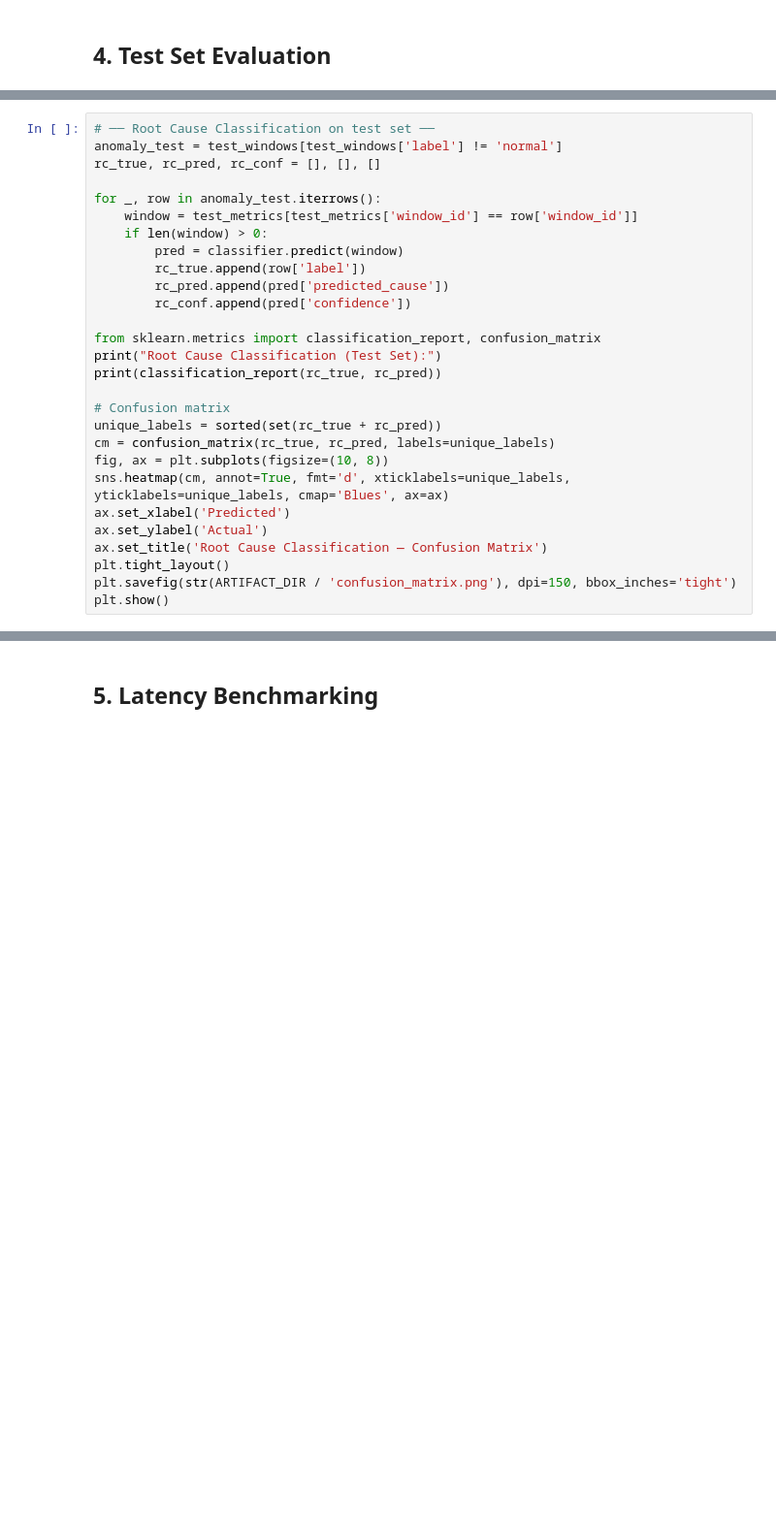
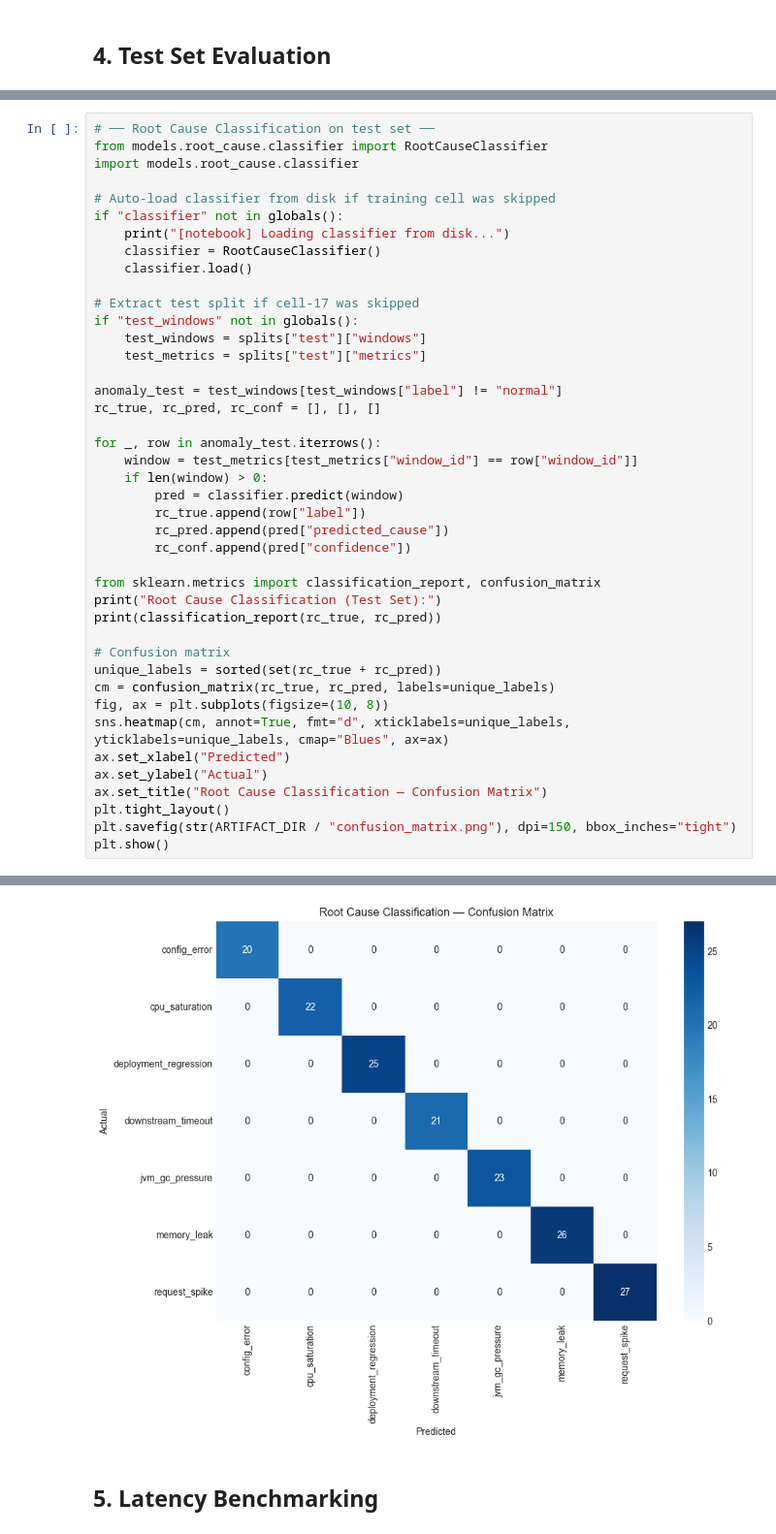
Before and after one commit to ducanhptitb19cn028/devops-agent, a Jupyter notebook: ml-models/notebooks/research_training.ipynb, the cells around one changed output, grey strips where cells are left out. Shown at 97% size. Cells and saved outputs as stored; diff of their text form; blank space fills up the shorter version.

```diff
--- a/ml-models/notebooks/research_training.ipynb
+++ b/ml-models/notebooks/research_training.ipynb
@@ -222,15 +381,29 @@ for k, v in anomaly_eval.items():
 # %%
 # ── Root Cause Classification on test set ──
-anomaly_test = test_windows[test_windows['label'] != 'normal']
+from models.root_cause.classifier import RootCauseClassifier
+import models.root_cause.classifier
+
+# Auto-load classifier from disk if training cell was skipped
+if "classifier" not in globals():
+    print("[notebook] Loading classifier from disk...")
+    classifier = RootCauseClassifier()
+    classifier.load()
+
+# Extract test split if cell-17 was skipped
+if "test_windows" not in globals():
+    test_windows = splits["test"]["windows"]
+    test_metrics = splits["test"]["metrics"]
+
+anomaly_test = test_windows[test_windows["label"] != "normal"]
 rc_true, rc_pred, rc_conf = [], [], []
 
 for _, row in anomaly_test.iterrows():
-    window = test_metrics[test_metrics['window_id'] == row['window_id']]
+    window = test_metrics[test_metrics["window_id"] == row["window_id"]]
     if len(window) > 0:
         pred = classifier.predict(window)
-        rc_true.append(row['label'])
-        rc_pred.append(pred['predicted_cause'])
-        rc_conf.append(pred['confidence'])
+        rc_true.append(row["label"])
+        rc_pred.append(pred["predicted_cause"])
+        rc_conf.append(pred["confidence"])
 
 from sklearn.metrics import classification_report, confusion_matrix
 print("Root Cause Classification (Test Set):")
@@ -240,10 +413,11 @@ print(classification_report(rc_true, rc_pred))
 unique_labels = sorted(set(rc_true + rc_pred))
 cm = confusion_matrix(rc_true, rc_pred, labels=unique_labels)
 fig, ax = plt.subplots(figsize=(10, 8))
-sns.heatmap(cm, annot=True, fmt='d', xticklabels=unique_labels, yticklabels=unique_labels, cmap='Blues', ax=ax)
-ax.set_xlabel('Predicted')
-ax.set_ylabel('Actual')
-ax.set_title('Root Cause Classification — Confusion Matrix')
+sns.heatmap(cm, annot=True, fmt="d", xticklabels=unique_labels, yticklabels=unique_labels, cmap="Blues", ax=ax)
+ax.set_xlabel("Predicted")
+ax.set_ylabel("Actual")
+ax.set_title("Root Cause Classification — Confusion Matrix")
 plt.tight_layout()
-plt.savefig(str(ARTIFACT_DIR / 'confusion_matrix.png'), dpi=150, bbox_inches='tight')
+plt.savefig(str(ARTIFACT_DIR / "confusion_matrix.png"), dpi=150, bbox_inches="tight")
 plt.show()
+# %% [output]
@@ -250,3 +438,4 @@ plt.show()
+[figure, added]
 # %% [markdown]
 ## 5. Latency Benchmarking
 # %%
```
Also changed, not shown: parts of 18 cells of this notebook, 5 other files.
